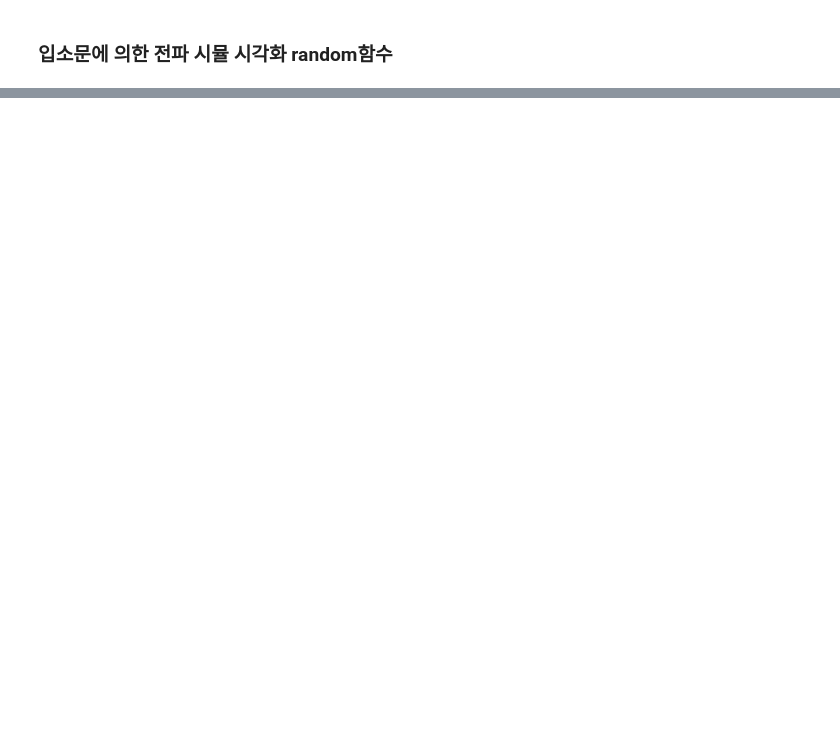
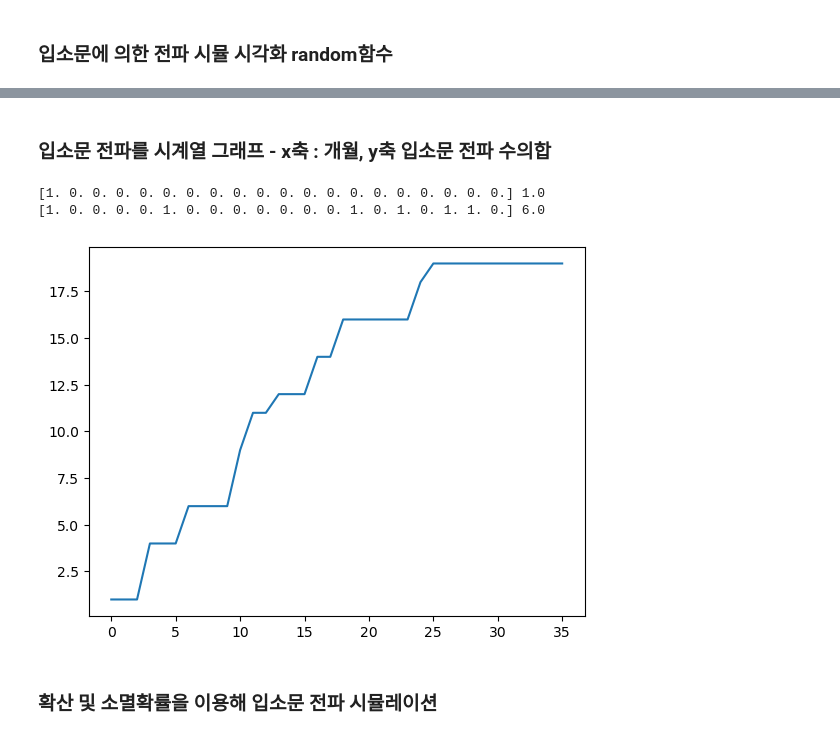
Before and after one commit to kkjjiinn/Python-Practice-100-for-Business-, a Jupyter notebook: 08.ipynb, the cells around one changed output, grey strips where cells are left out. Cells and saved outputs as stored; diff of their text form; code cells hidden in the pictures; blank space fills up the shorter version.

```diff
--- a/08.ipynb
+++ b/08.ipynb
@@ -127,0 +128,20 @@ for t in t_list:
+# %% [markdown]
+### 입소문 전파를 시계열 그래프 - x축 : 개월,  y축 입소문 전파 수의합
+# %%
+print(list_ts[0], sum(list_ts[0])) # 1개월차 전파수 합계
+print(list_ts[9], sum(list_ts[9])) # 10개월차 전파수 합계
+# %% [output]
+[1. 0. 0. 0. 0. 0. 0. 0. 0. 0. 0. 0. 0. 0. 0. 0. 0. 0. 0. 0.] 1.0
+[1. 0. 0. 0. 0. 1. 0. 0. 0. 0. 0. 0. 0. 1. 0. 1. 0. 1. 1. 0.] 6.0
+# %%
+#list_ts_num 리스트를 만들어 개월별 전파수 합계
+list_ts_num = []
+for i in range(len(list_ts)):
+    list_ts_num.append(sum(list_ts[i]))
+
+plt.plot(list_ts_num)
+plt.show()
+# %% [output]
+[figure, added]
+# %% [markdown]
+### 확산 및 소멸확률을 이용해 입소문 전파 시뮬레이션
```
Also changed, not shown: parts of 27 cells of this notebook.
